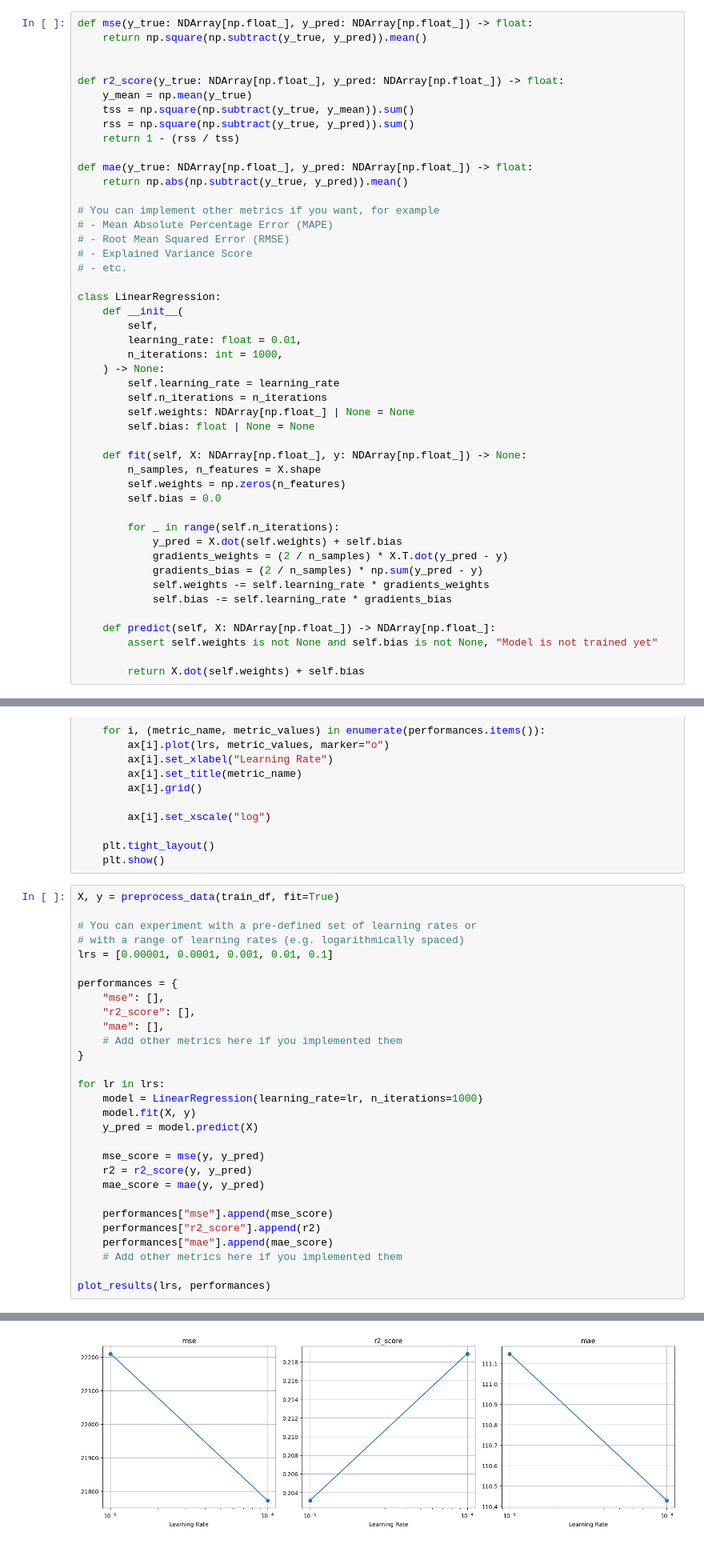
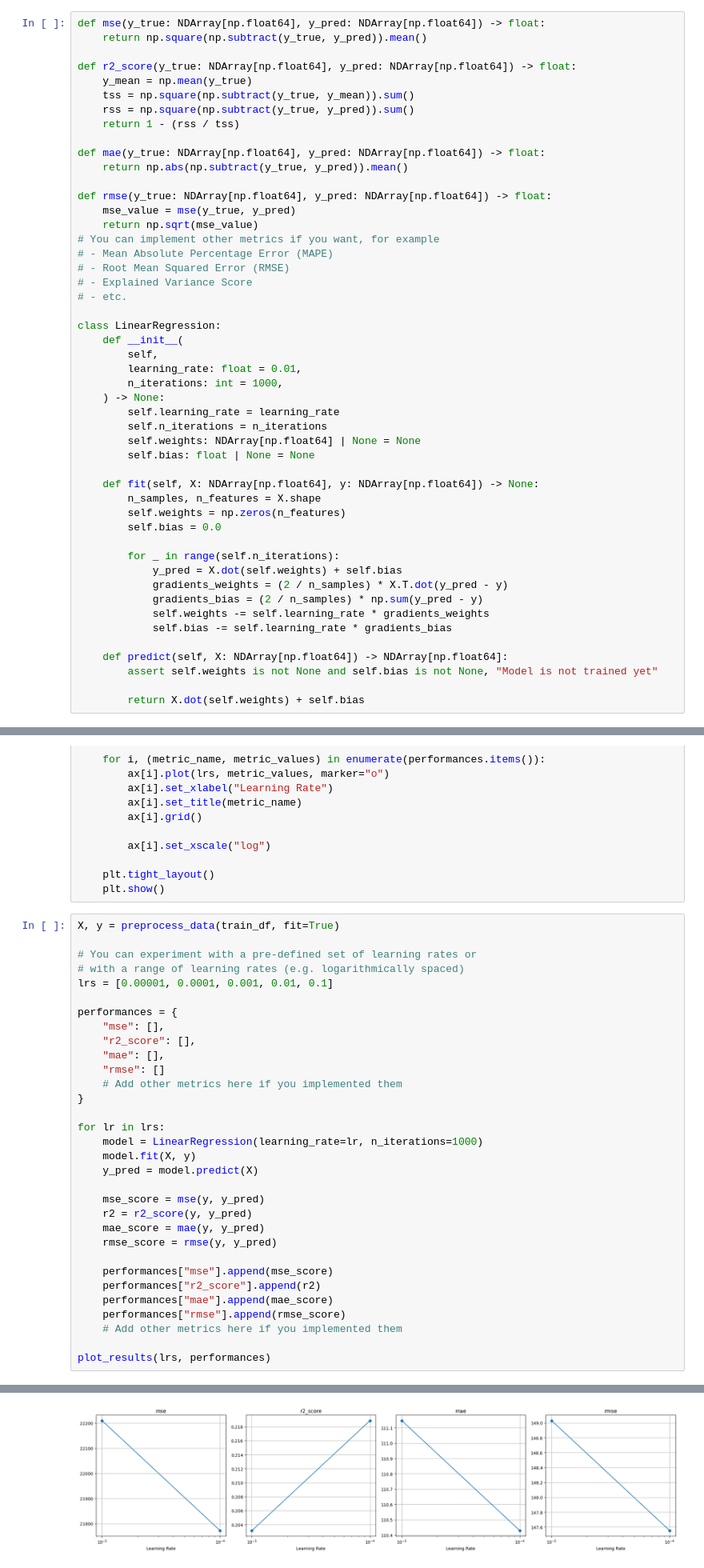
Before and after one commit to sofiavvb/ml, a Jupyter notebook: Tarefa01/mc886_1s2026-assignment_1.ipynb, the cells around one changed output, grey strips where cells are left out. Shown at 80% size. Cells and saved outputs as stored; diff of their text form.

```diff
--- a/Tarefa01/mc886_1s2026-assignment_1.ipynb
+++ b/Tarefa01/mc886_1s2026-assignment_1.ipynb
@@ -673,19 +673,21 @@ learning library.
 Also, complete the following metric functions with their implementations and run
 your model for different learning rates
 # %%
-def mse(y_true: NDArray[np.float_], y_pred: NDArray[np.float_]) -> float:
+def mse(y_true: NDArray[np.float64], y_pred: NDArray[np.float64]) -> float:
     return np.square(np.subtract(y_true, y_pred)).mean()
 
-
-def r2_score(y_true: NDArray[np.float_], y_pred: NDArray[np.float_]) -> float:
+def r2_score(y_true: NDArray[np.float64], y_pred: NDArray[np.float64]) -> float:
     y_mean = np.mean(y_true)
     tss = np.square(np.subtract(y_true, y_mean)).sum()
     rss = np.square(np.subtract(y_true, y_pred)).sum()
     return 1 - (rss / tss)
 
-def mae(y_true: NDArray[np.float_], y_pred: NDArray[np.float_]) -> float:
+def mae(y_true: NDArray[np.float64], y_pred: NDArray[np.float64]) -> float:
     return np.abs(np.subtract(y_true, y_pred)).mean()
 
+def rmse(y_true: NDArray[np.float64], y_pred: NDArray[np.float64]) -> float:
+    mse_value = mse(y_true, y_pred)
+    return np.sqrt(mse_value)
 # You can implement other metrics if you want, for example
 # - Mean Absolute Percentage Error (MAPE)
 # - Root Mean Squared Error (RMSE)
@@ -700,10 +702,10 @@ class LinearRegression:
     ) -> None:
         self.learning_rate = learning_rate
         self.n_iterations = n_iterations
-        self.weights: NDArray[np.float_] | None = None
+        self.weights: NDArray[np.float64] | None = None
         self.bias: float | None = None
 
-    def fit(self, X: NDArray[np.float_], y: NDArray[np.float_]) -> None:
+    def fit(self, X: NDArray[np.float64], y: NDArray[np.float64]) -> None:
         n_samples, n_features = X.shape
         self.weights = np.zeros(n_features)
         self.bias = 0.0
@@ -715,7 +717,7 @@ class LinearRegression:
             self.weights -= self.learning_rate * gradients_weights
             self.bias -= self.learning_rate * gradients_bias
 
-    def predict(self, X: NDArray[np.float_]) -> NDArray[np.float_]:
+    def predict(self, X: NDArray[np.float64]) -> NDArray[np.float64]:
         assert self.weights is not None and self.bias is not None, "Model is not trained yet"
 
         return X.dot(self.weights) + self.bias
@@ -740,34 +742,37 @@ X, y = preprocess_data(train_df, fit=True)
 
 # You can experiment with a pre-defined set of learning rates or
 # with a range of learning rates (e.g. logarithmically spaced)
 lrs = [0.00001, 0.0001, 0.001, 0.01, 0.1]
 
 performances = {
     "mse": [],
     "r2_score": [],
     "mae": [],
+    "rmse": []
     # Add other metrics here if you implemented them
 }
 
 for lr in lrs:
     model = LinearRegression(learning_rate=lr, n_iterations=1000)
     model.fit(X, y)
     y_pred = model.predict(X)
 
     mse_score = mse(y, y_pred)
     r2 = r2_score(y, y_pred)
     mae_score = mae(y, y_pred)
+    rmse_score = rmse(y, y_pred)
 
     performances["mse"].append(mse_score)
     performances["r2_score"].append(r2)
     performances["mae"].append(mae_score)
+    performances["rmse"].append(rmse_score)
     # Add other metrics here if you implemented them
 
 plot_results(lrs, performances)
 # %% [output]
 (13903, 79)
 (13903,)
-[figure, old version]
+[figure, new version]
 # %% [markdown]
 > **Question:**
 >
```
Also changed, not shown: parts of 6 cells of this notebook.
